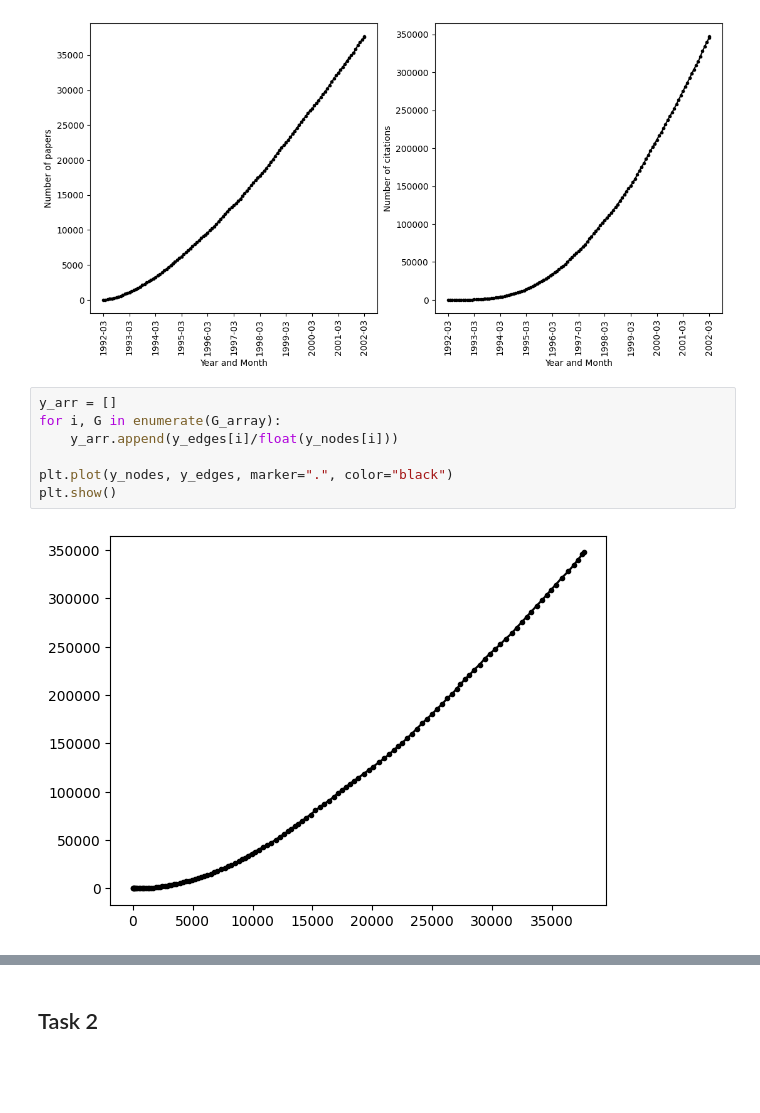
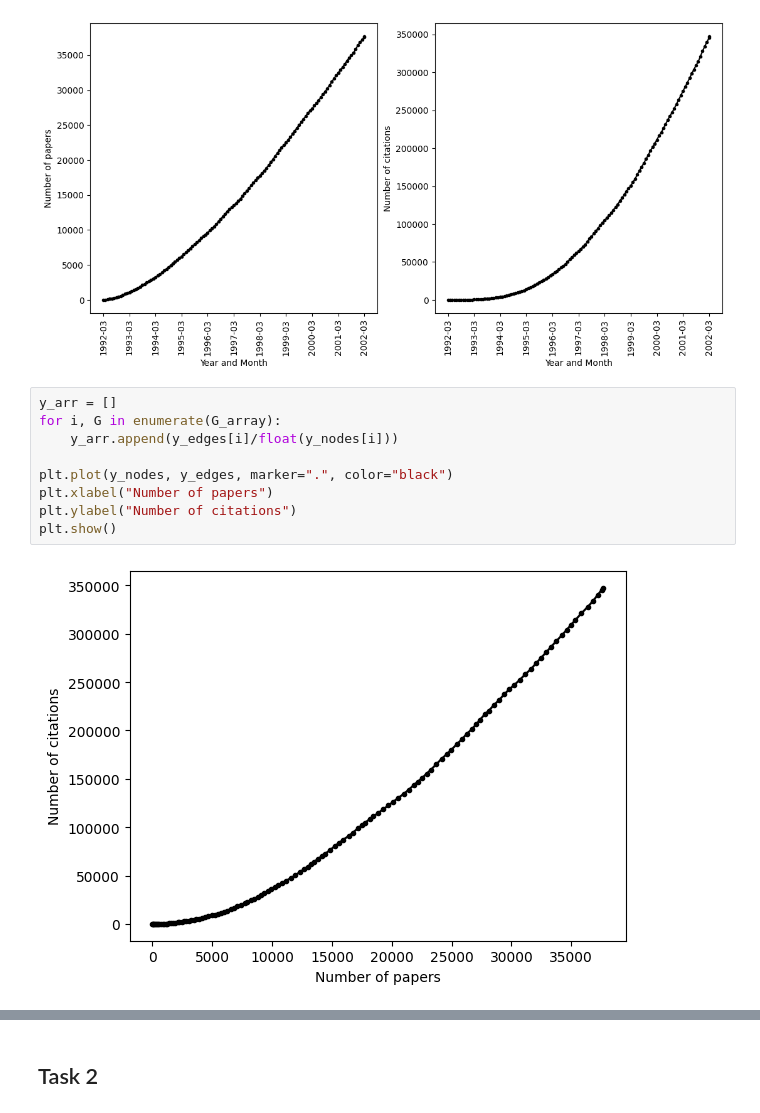
Before and after one commit to AdityaMishraOG/analyzing_citation_networks, a Jupyter notebook: 1.ipynb, the cells around one changed output, grey strips where cells are left out. Saved outputs shown, nothing was run; the diff lists cells and outputs as text; blank space fills up the shorter version.

```diff
--- a/1.ipynb
+++ b/1.ipynb
@@ -174,10 +189,12 @@ plt.show()
 # %%
 y_arr = []
 for i, G in enumerate(G_array):
     y_arr.append(y_edges[i]/float(y_nodes[i]))
 
 plt.plot(y_nodes, y_edges, marker=".", color="black")
+plt.xlabel("Number of papers")
+plt.ylabel("Number of citations")
 plt.show()
 # %% [output]
-[figure, old version]
+[figure, new version]
 # %% [markdown]
```
Also changed, not shown: parts of 36 cells of this notebook, 3 other files.
